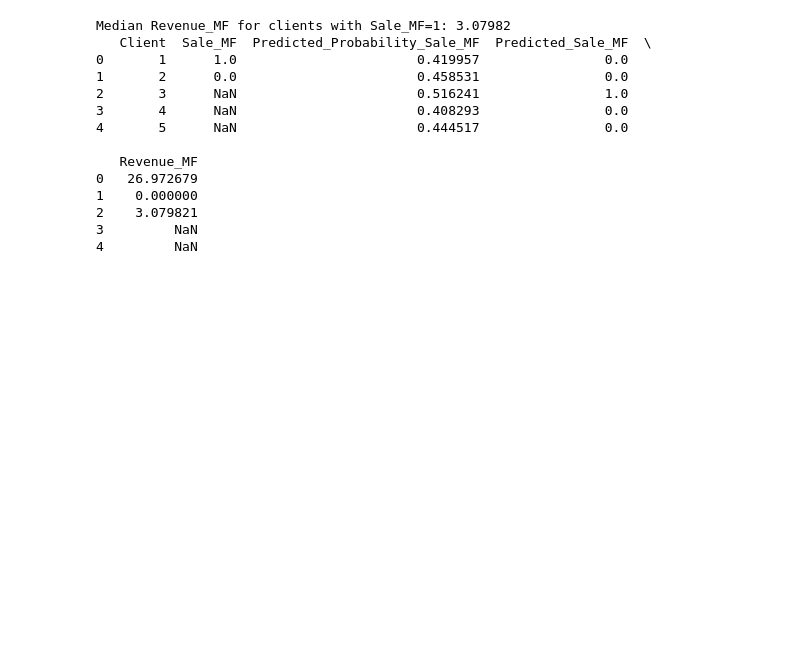
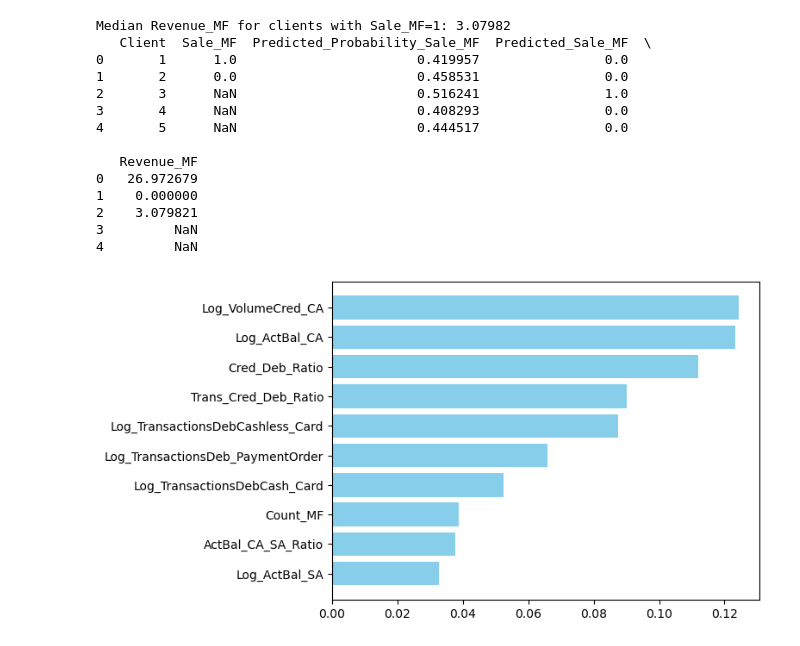
Before and after one commit to bhavyab324/case-study-bank, a Jupyter notebook: Code/04_Model_MutualFund.ipynb, the cells around one changed output. Cells and saved outputs as stored; diff of their text form; code cells hidden in the pictures; blank space fills up the shorter version.

```diff
--- a/Code/04_Model_MutualFund.ipynb
+++ b/Code/04_Model_MutualFund.ipynb
@@ -384,0 +387,6 @@ Median Revenue_MF for clients with Sale_MF=1: 3.07982
+# %%
+top_features = feature_importances.head(10)
+plt.barh(top_features['Feature'], top_features['Importance'], color='skyblue')
+plt.gca().invert_yaxis()
+# %% [output]
+[figure, added]
```
Also changed, not shown: parts of 1 cell of this notebook, 2 other files.
